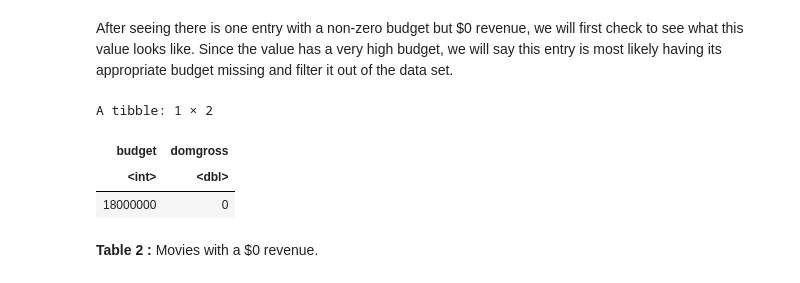
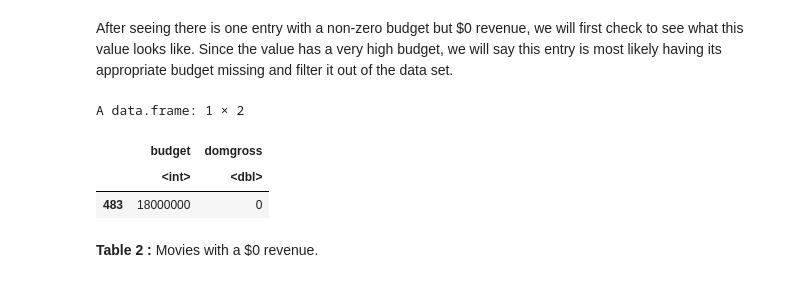
Before and after one commit to UBC-DSCI-310-2025W2/dsci-310-group-5, a Jupyter notebook: notebooks/analysis_movie-revenue.ipynb, the cells around one changed output. Cells and saved outputs as stored; diff of their text form; code cells hidden in the pictures.

```diff
--- a/notebooks/analysis_movie-revenue.ipynb
+++ b/notebooks/analysis_movie-revenue.ipynb
@@ -71,6 +71,9 @@ A data.frame: 6 × 15
 # %% [markdown]
 Since our research question only requires studying 2 variables (movie budget - "budget", movie revenue - "domgross"), we will filter the data to only observe those 2 columns during our analysis.
 # %%
-movie_data <- bechdel[, c("budget", "domgross")]
+columns_to_drop <- raw_data %>%
+  select(-budget, -domgross)
+
+movie_data <- drop_columns(raw_data, colnames(columns_to_drop))
 head(movie_data)
 # %% [output]
@@ -110,13 +113,12 @@ After seeing there is one entry with a non-zero budget but $0 revenue, we will f
 # %%
 movie_data[movie_data$domgross == 0, ]
 
-movie_data <- movie_data %>%
-  filter(budget > 0, domgross > 0)
+movie_data <- filter_data(movie_data)
 # %% [output]
-A tibble: 1 × 2
+A data.frame: 1 × 2
-| budget | domgross |
-| <int> | <dbl> |
-| 18000000 | 0 |
+|  | budget | domgross |
+|  | <int> | <dbl> |
+| 483 | 18000000 | 0 |
 # %% [markdown]
 **Table 2 :** Movies with a $0 revenue.
 # %%
```
Also changed, not shown: parts of 14 cells of this notebook.
